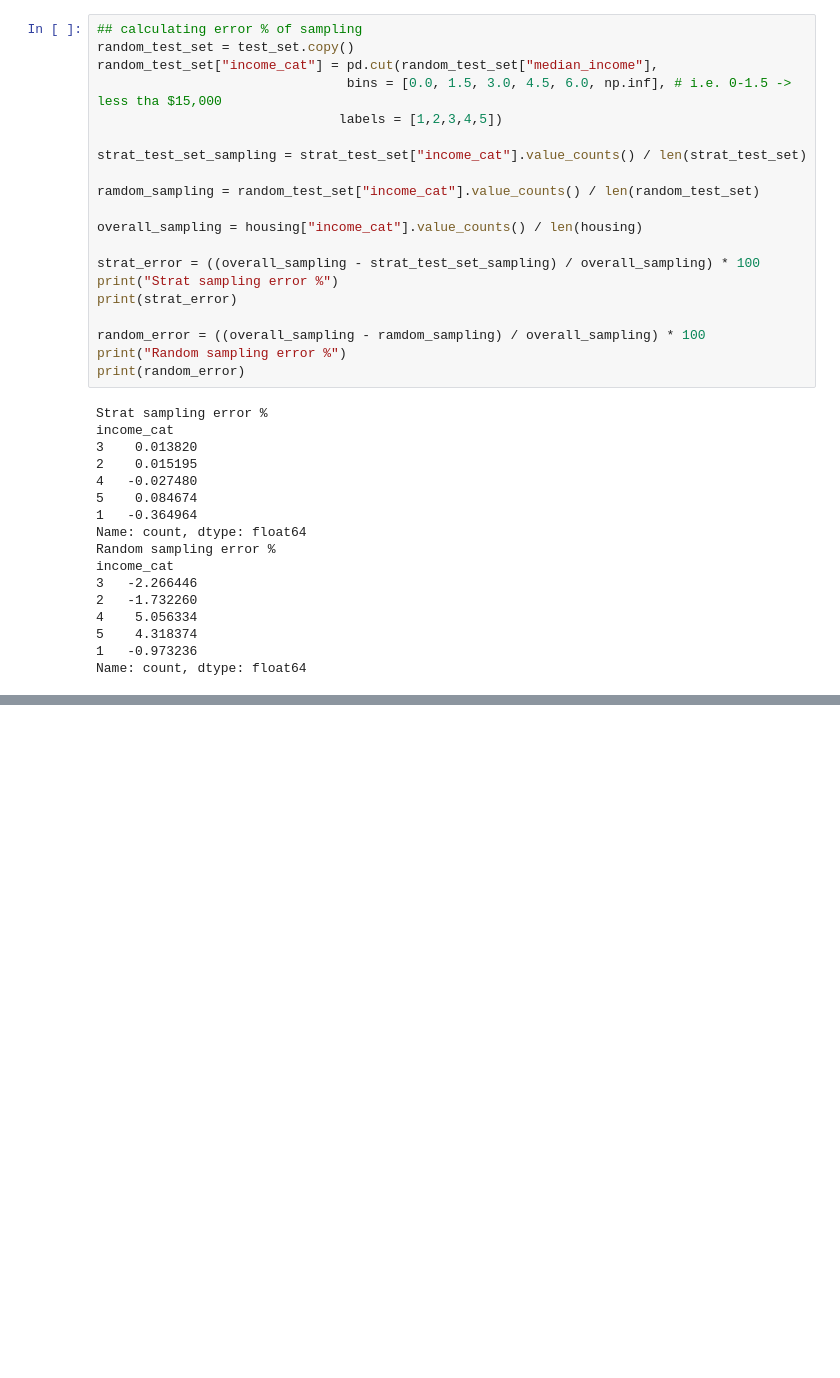
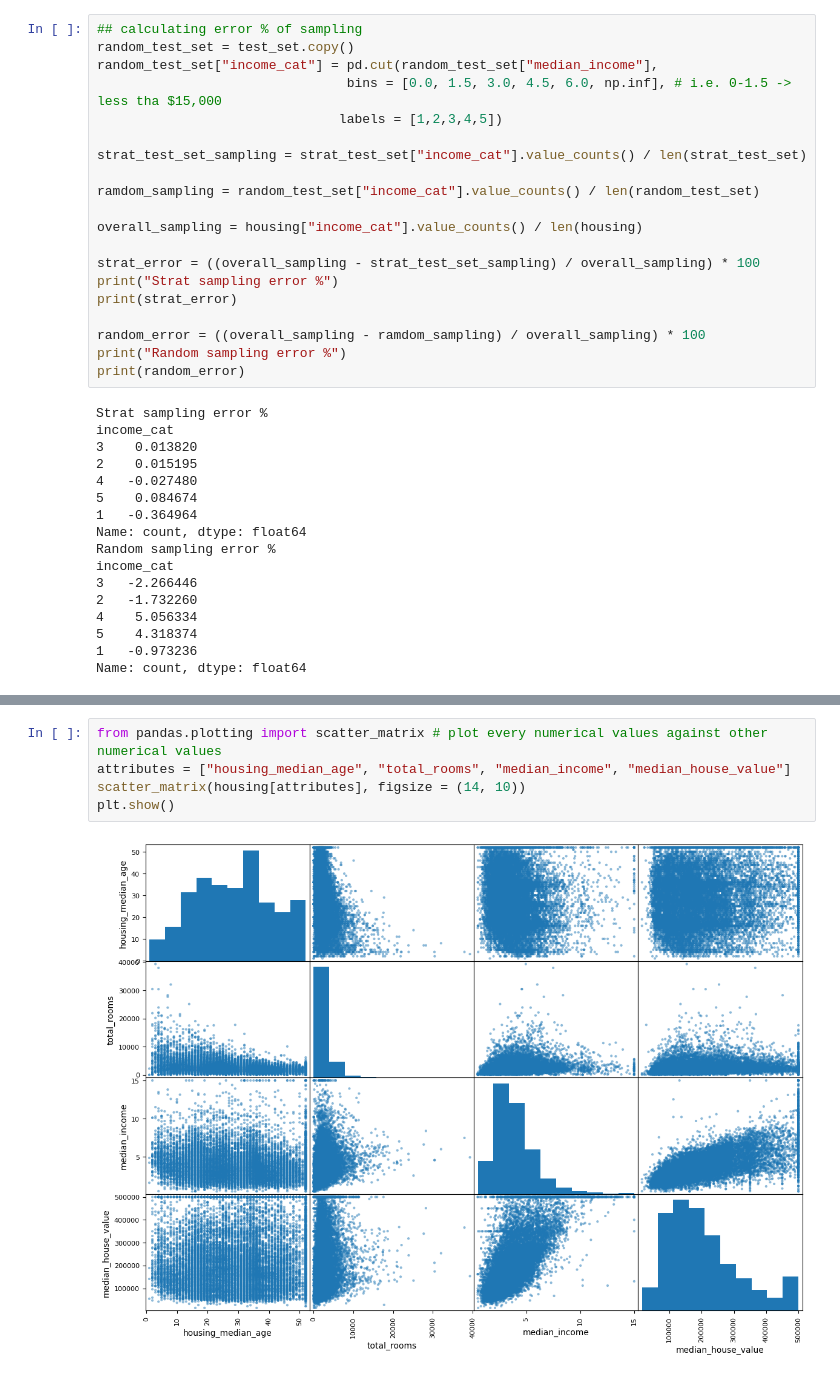
Before and after one commit to arghyanath/ML_projects, a Jupyter notebook: house_price_prediction/house_price_prediction.ipynb, the cells around one changed output, grey strips where cells are left out. Cells and saved outputs as stored; diff of their text form; blank space fills up the shorter version.

```diff
--- a/house_price_prediction/house_price_prediction.ipynb
+++ b/house_price_prediction/house_price_prediction.ipynb
@@ -184,0 +222,7 @@ Name: count, dtype: float64
+# %%
+from pandas.plotting import scatter_matrix # plot every numerical values against other numerical values
+attributes = ["housing_median_age", "total_rooms", "median_income", "median_house_value"]
+scatter_matrix(housing[attributes], figsize = (14, 10))
+plt.show()
+# %% [output]
+[figure, added]
```
Also changed, not shown: parts of 9 cells of this notebook.
